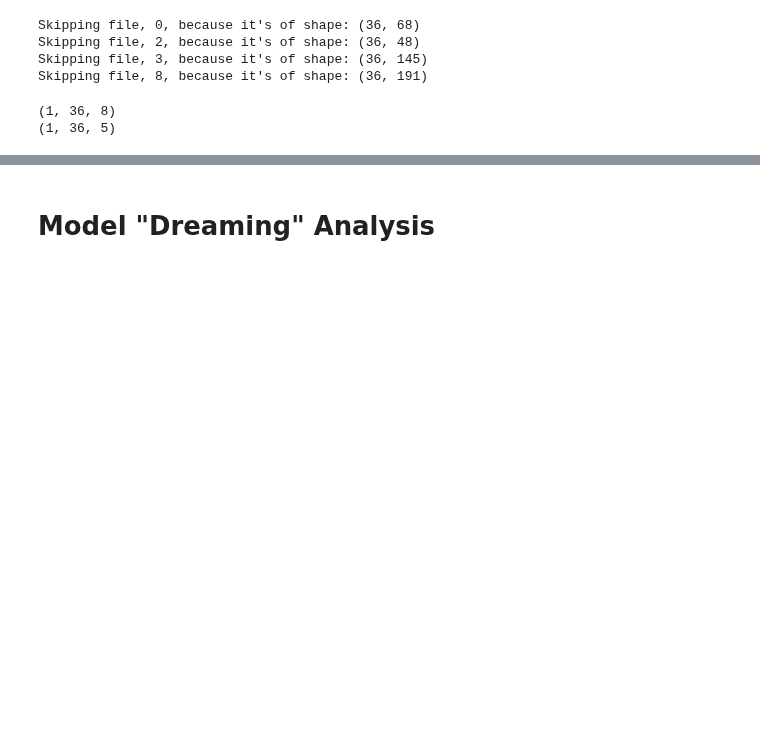
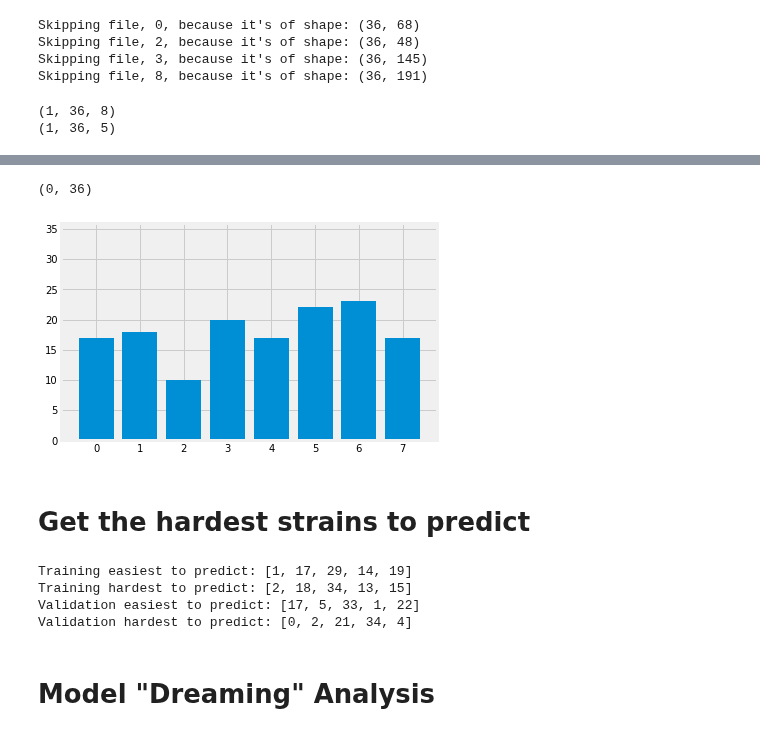
Before and after one commit to michaelwiest/microbiome-rnn, a Jupyter notebook: notebooks/Model Evaluator.ipynb, the cells around one changed output, grey strips where cells are left out. Cells and saved outputs as stored; diff of their text form; code cells hidden in the pictures; blank space fills up the shorter version.

```diff
--- a/notebooks/Model Evaluator.ipynb
+++ b/notebooks/Model Evaluator.ipynb
@@ -343,3 +363,28 @@ plt.tight_layout()
+# %%
+plt.bar(range(outliers.shape[1]), outliers.sum(axis=0))
+plt.ylim(0, outliers.shape[0])
+# %% [output]
+(0, 36)
+[figure, added]
+# %% [markdown]
+# Get the hardest strains to predict
+# %%
+sorted_indices = []
+for i in range(len(t_v_losses)):
+    temp_avg = t_v_losses[i][0].mean(axis=1)
+    indices = list(range(len(temp_avg)))
+    sorted_indices.append([x for _,x in sorted(zip(temp_avg, indices))])
+# print(sorted_indices)
+
+how_many = 5
+for i, name in enumerate(['Training', 'Validation']):
+    print('{} easiest to predict: {}'.format(name, sorted_indices[i][:how_many]))
+    print('{} hardest to predict: {}'.format(name, sorted_indices[i][-how_many:][::-1]))
+# %% [output]
+Training easiest to predict: [1, 17, 29, 14, 19]
+Training hardest to predict: [2, 18, 34, 13, 15]
+Validation easiest to predict: [17, 5, 33, 1, 22]
+Validation hardest to predict: [0, 2, 21, 34, 4]
 # %% [markdown]
 # Model "Dreaming" Analysis
 # %% [markdown]
```
Also changed, not shown: parts of 7 cells of this notebook.
